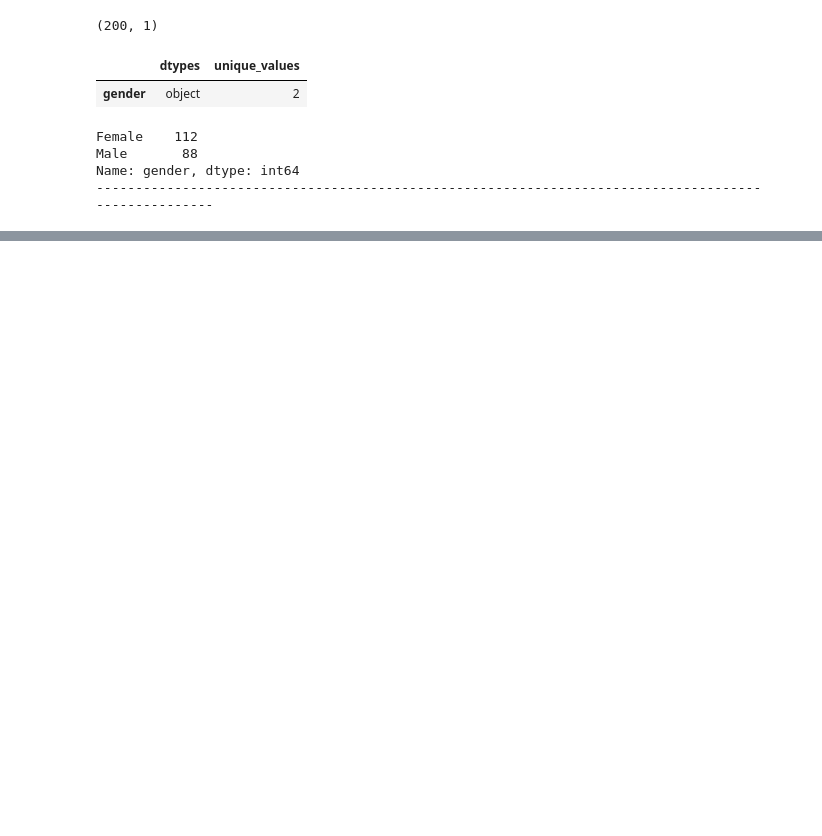
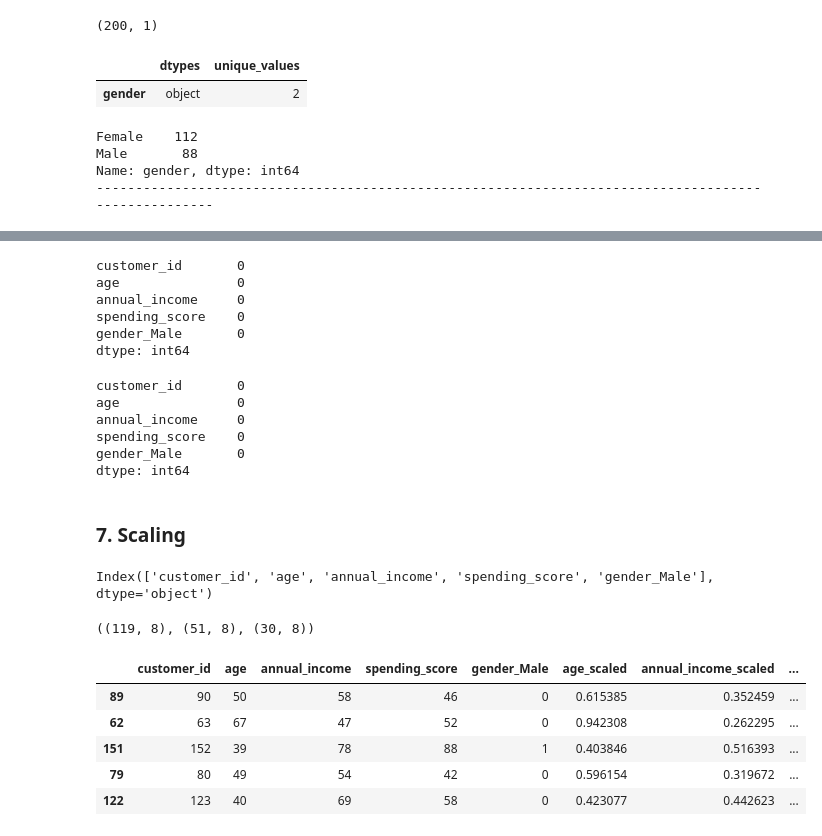
Before and after one commit to Yongliang-Shi/clustering-exercises, a Jupyter notebook: mall_customers.ipynb, the cells around one changed output, grey strips where cells are left out. Drawn from its saved outputs; the diff is of its cells as text; code cells hidden in the pictures; blank space fills up the shorter version.

```diff
--- a/mall_customers.ipynb
+++ b/mall_customers.ipynb
@@ -96,0 +197,4 @@ Name: gender, dtype: int64
+# %%
+train, validate, test = prepare.split_my_data(mall, pct=0.15)
+
+train.shape, validate.shape, test.shape
@@ -96,0 +225,6 @@ Name: gender, dtype: int64
+# %%
+train = encode_label(train, ['gender'])
+validate = encode_label(validate, ['gender'])
+test = encode_label(test, ['gender'])
+
+train.shape, validate.shape, test.shape
@@ -96,0 +254,64 @@ Name: gender, dtype: int64
+# %%
+validate.isna().sum(axis=0)
+# %% [output]
+customer_id       0
+age               0
+annual_income     0
+spending_score    0
+gender_Male       0
+dtype: int64
+# %%
+test.isna().sum(axis=0)
+# %% [output]
+customer_id       0
+age               0
+annual_income     0
+spending_score    0
+gender_Male       0
+dtype: int64
+# %% [markdown]
+### 7. Scaling
+# %%
+train.columns
+# %% [output]
+Index(['customer_id', 'age', 'annual_income', 'spending_score', 'gender_Male'], dtype='object')
+# %%
+def scale(train, validate, test, columns_to_scale):
+    """
+    Scale the columns using MinMaxScaler
+    Parameters: train(df), validate(df), test(df), columns_to_scale(list)
+    """
+    new_column_names = [c + '_scaled' for c in columns_to_scale]
+    scaler = MinMaxScaler()
+    scaler.fit(train[columns_to_scale])
+
+    train = pd.concat([
+        train,
+        pd.DataFrame(scaler.transform(train[columns_to_scale]), columns=new_column_names, index=train.index),
+    ], axis=1)
+    validate = pd.concat([
+        validate,
+        pd.DataFrame(scaler.transform(validate[columns_to_scale]), columns=new_column_names, index=validate.index),
+    ], axis=1)
+    test = pd.concat([
+        test,
+        pd.DataFrame(scaler.transform(test[columns_to_scale]), columns=new_column_names, index=test.index),
+    ], axis=1)
+
+    return train, validate, test
+# %%
+columns_to_scale = ['age', 'annual_income', 'gender_Male']
+train, validate, test = scale(train, validate, test, columns_to_scale)
+
+train.shape, validate.shape, test.shape
+# %% [output]
+((119, 8), (51, 8), (30, 8))
+# %%
+train.head()
+# %% [output]
+|  | customer_id | age | annual_income | spending_score | gender_Male | age_scaled | annual_income_scaled | ... |
+| 89 | 90 | 50 | 58 | 46 | 0 | 0.615385 | 0.352459 | ... |
+| 62 | 63 | 67 | 47 | 52 | 0 | 0.942308 | 0.262295 | ... |
+| 151 | 152 | 39 | 78 | 88 | 1 | 0.403846 | 0.516393 | ... |
+| 79 | 80 | 49 | 54 | 42 | 0 | 0.596154 | 0.319672 | ... |
+| 122 | 123 | 40 | 69 | 58 | 0 | 0.423077 | 0.442623 | ... |
```
Also changed, not shown: parts of 21 cells of this notebook.
